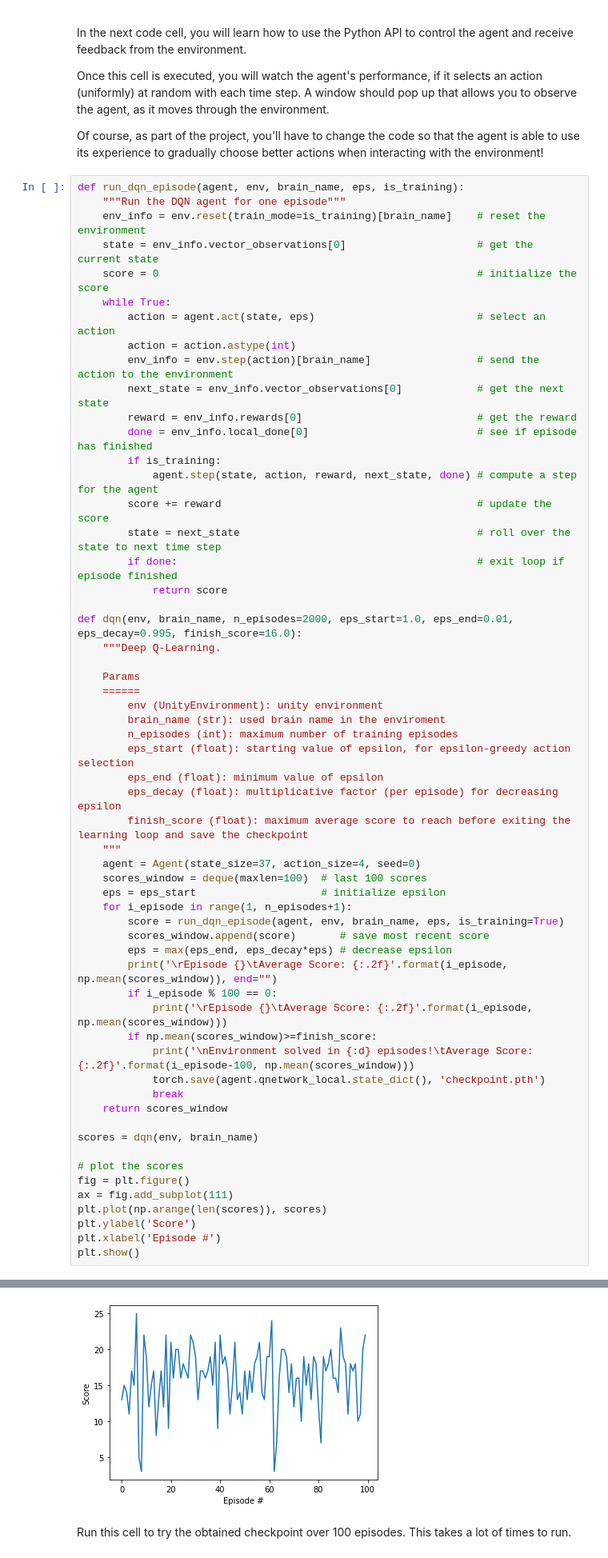
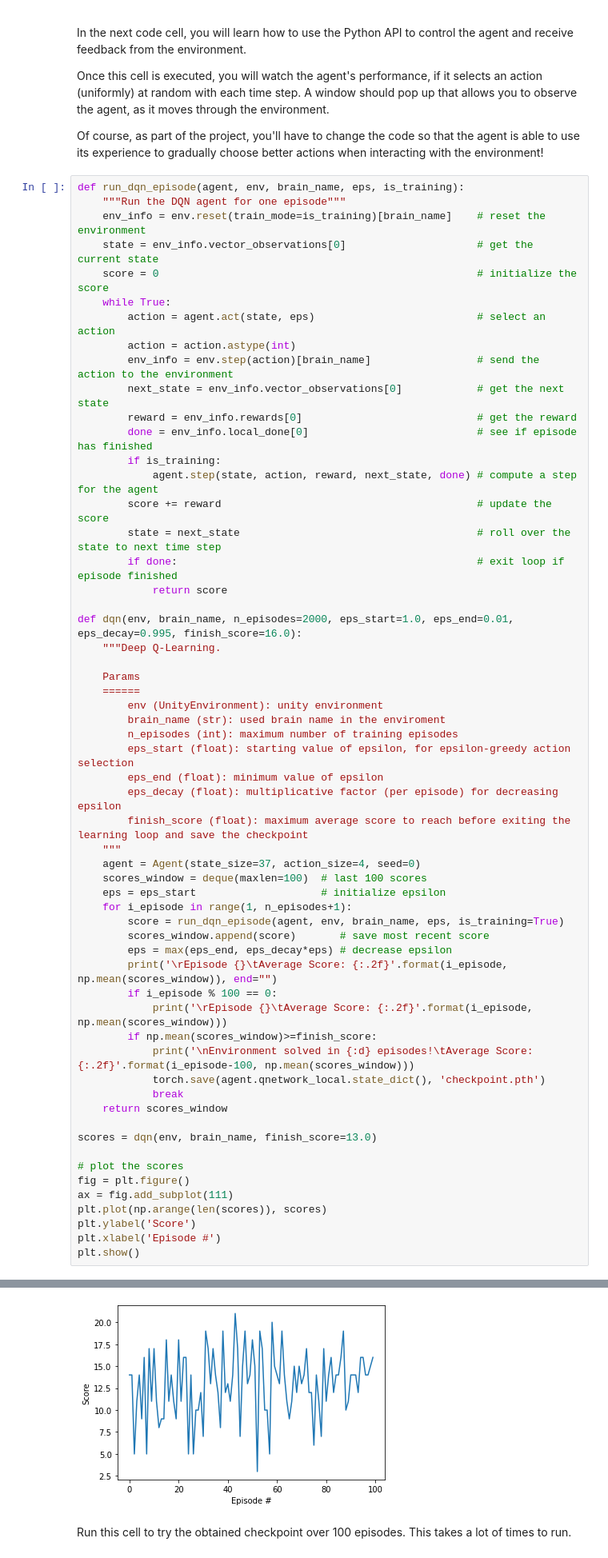
Before and after one commit to MoussaMM/yellow_banana_hunt, a Jupyter notebook: Navigation.ipynb, the cells around one changed output, grey strips where cells are left out. Shown at 80% size. Saved outputs shown, nothing was run; the diff lists cells and outputs as text.

Commit message:
Run with 13 average score

```diff
--- a/Navigation.ipynb
+++ b/Navigation.ipynb
@@ -151,7 +151,7 @@ def dqn(env, brain_name, n_episodes=2000, eps_start=1.0, eps_end=0.01, eps_decay
             break
     return scores_window
 
-scores = dqn(env, brain_name)
+scores = dqn(env, brain_name, finish_score=13.0)
 
 # plot the scores
 fig = plt.figure()
@@ -178,4 +170,4 @@ Environment solved in 1154 episodes!    Average Score: 16.02
-[figure, old version]
+[figure, new version]
 # %% [markdown]
 Run this cell to try the obtained checkpoint over 100 episodes. This takes a lot of times to run.
 # %%
```
Also changed, not shown: parts of 2 cells of this notebook, 2 other files.
